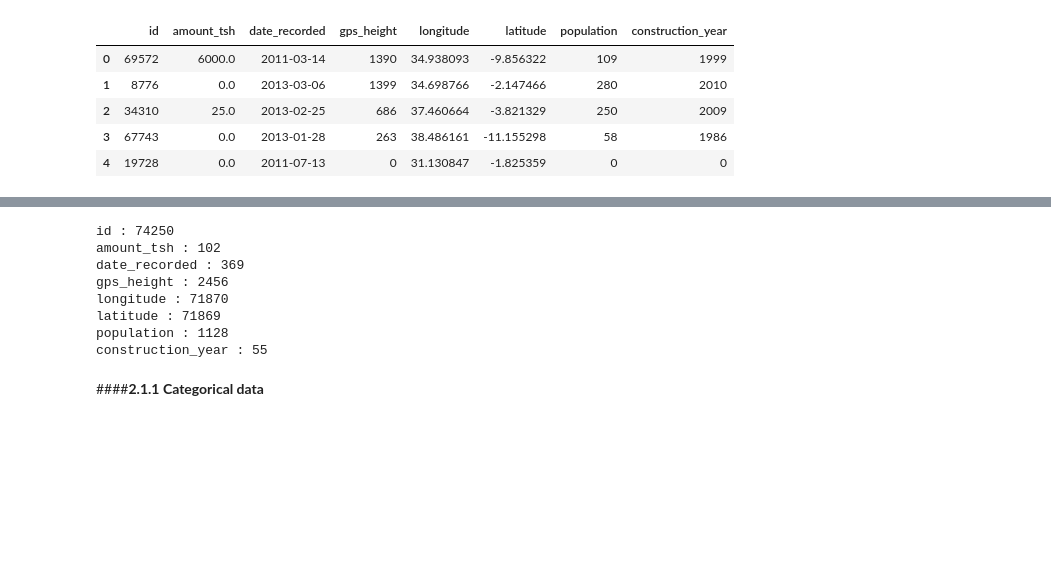
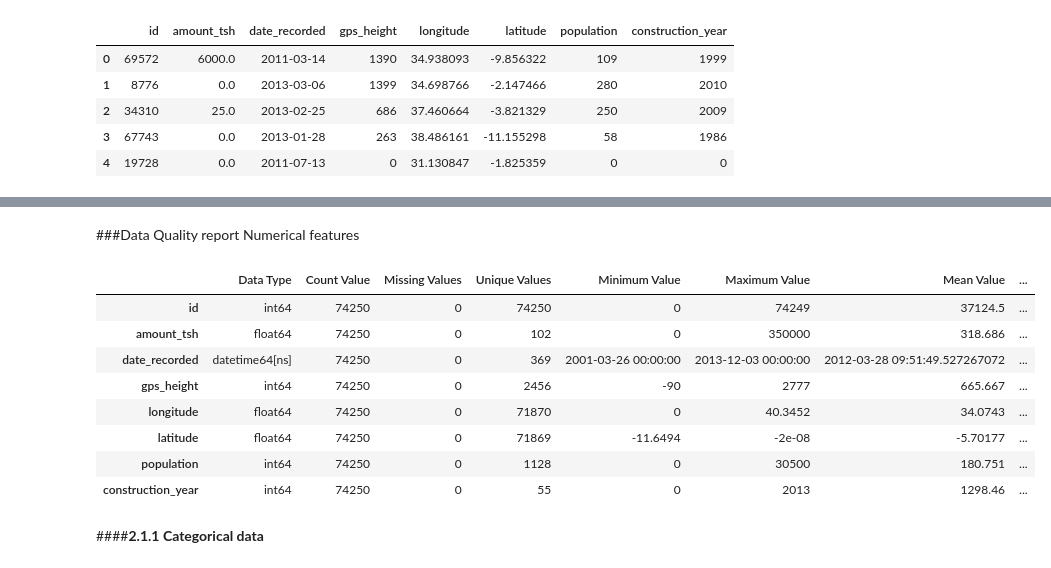
Before and after one commit to BrendaLoznik/waterpumps, a Jupyter notebook: Waterpumps.ipynb, the cells around one changed output, grey strips where cells are left out. Saved outputs shown, nothing was run; the diff lists cells and outputs as text; code cells hidden in the pictures; blank space fills up the shorter version.

```diff
--- a/Waterpumps.ipynb
+++ b/Waterpumps.ipynb
@@ -107,17 +84,73 @@ dtype: float64
 # %%
 #explore the cardinality of numerical features
-for column in raw[numerical]:
-  unique = raw[column].nunique()
-  print(column,":", unique)
+#for column in raw[numerical]:
+  #unique = raw[column].nunique()
+  #print(column,":", unique)
-# %% [output]
-id : 74250
-amount_tsh : 102
-date_recorded : 369
-gps_height : 2456
-longitude : 71870
-latitude : 71869
-population : 1128
-construction_year : 55
+# %% [markdown]
+###Data Quality report Numerical features
+# %%
+data_types = pd.DataFrame(
+    raw[numerical].dtypes,
+    columns=['Data Type'])
+
+missing_data = pd.DataFrame(
+    raw[numerical].isnull().sum(),
+    columns=['Missing Values'])
+
+unique_values = pd.DataFrame(
+    columns=['Unique Values']
+)
+for row in list(raw[numerical].columns.values):
+    unique_values.loc[row] = [raw[numerical][row].nunique()]
+
+maximum_values = pd.DataFrame(
+    columns=['Maximum Value'])
+for row in list(raw[numerical].columns.values):
+    maximum_values.loc[row] = [raw[numerical][row].max()]
+
+minimum_values = pd.DataFrame(
+    columns=['Minimum Value'])
+for row in list(raw[numerical].columns.values):
+    minimum_values.loc[row] = [raw[numerical][row].min()]
+
+count_values = pd.DataFrame(
+    columns=['Count Value'])
+for row in list(raw[numerical].columns.values):
+    count_values.loc[row] = [raw[numerical][row].count()]
+
+mean_values = pd.DataFrame(
+    columns=['Mean Value'])
+for row in list(raw[numerical].columns.values):
+    mean_values.loc[row] = [raw[numerical][row].mean()]
+
+quartile_1 = pd.DataFrame(
+    columns=['1st Quartile'])
+for row in list(raw[numerical].columns.values):
+    quartile_1.loc[row] = [raw[numerical][row].quantile(0.25)]
+
+median = pd.DataFrame(
+    columns=['Median'])
+for row in list(raw[numerical].columns.values):
+    median.loc[row] = [raw[numerical][row].quantile(0.5)]
+
+quartile_3 = pd.DataFrame(
+    columns=['3rd Quartile'])
+for row in list(raw[numerical].columns.values):
+    quartile_3.loc[row] = [raw[numerical][row].quantile(0.75)]
+
+dq_report = data_types.join(count_values).join(missing_data).join(unique_values).join(minimum_values).join(maximum_values).join(mean_values).join(quartile_1).join(median).join(quartile_3)
+dq_report['Missing %'] = (dq_report['Missing Values'] / len(raw[numerical]) *100)
+dq_report
+# %% [output]
+|  | Data Type | Count Value | Missing Values | Unique Values | Minimum Value | Maximum Value | Mean Value | ... |
+| id | int64 | 74250 | 0 | 74250 | 0 | 74249 | 37124.5 | ... |
+| amount_tsh | float64 | 74250 | 0 | 102 | 0 | 350000 | 318.686 | ... |
+| date_recorded | datetime64[ns] | 74250 | 0 | 369 | 2001-03-26 00:00:00 | 2013-12-03 00:00:00 | 2012-03-28 09:51:49.527267072 | ... |
+| gps_height | int64 | 74250 | 0 | 2456 | -90 | 2777 | 665.667 | ... |
+| longitude | float64 | 74250 | 0 | 71870 | 0 | 40.3452 | 34.0743 | ... |
+| latitude | float64 | 74250 | 0 | 71869 | -11.6494 | -2e-08 | -5.70177 | ... |
+| population | int64 | 74250 | 0 | 1128 | 0 | 30500 | 180.751 | ... |
+| construction_year | int64 | 74250 | 0 | 55 | 0 | 2013 | 1298.46 | ... |
 # %% [markdown]
 ####**2.1.1 Categorical data**
 # %%
```
Also changed, not shown: parts of 10 cells of this notebook.
